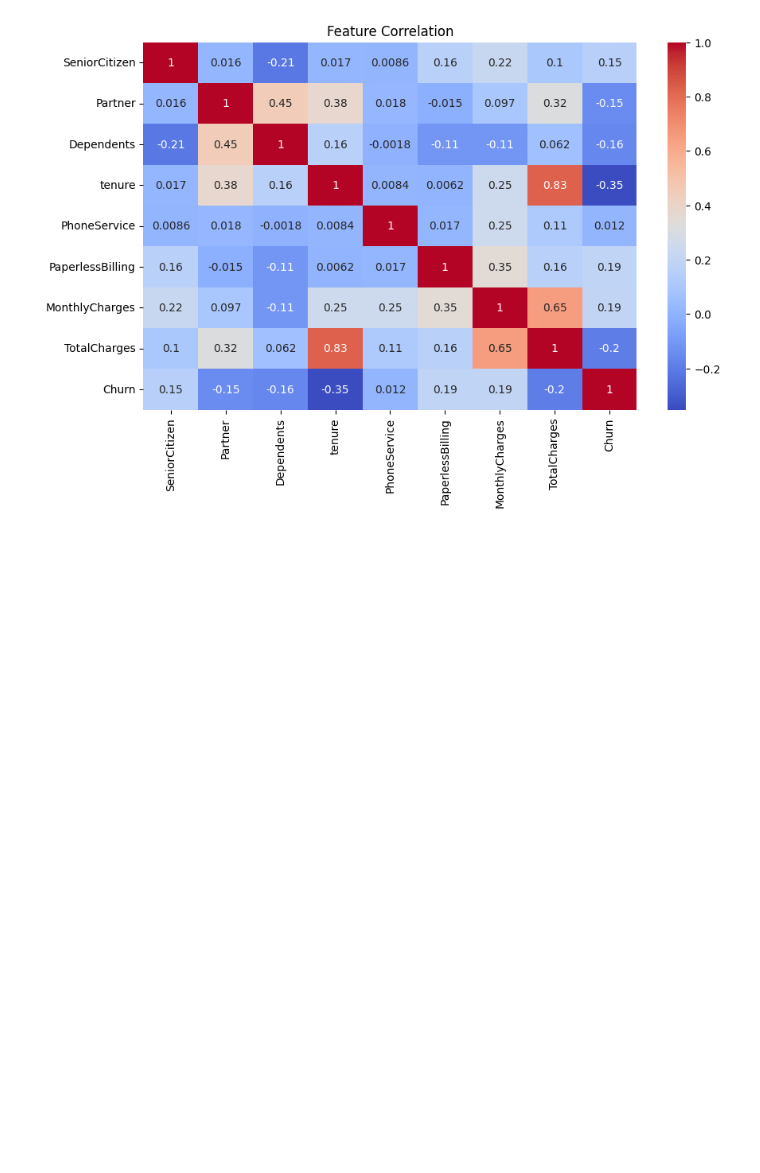
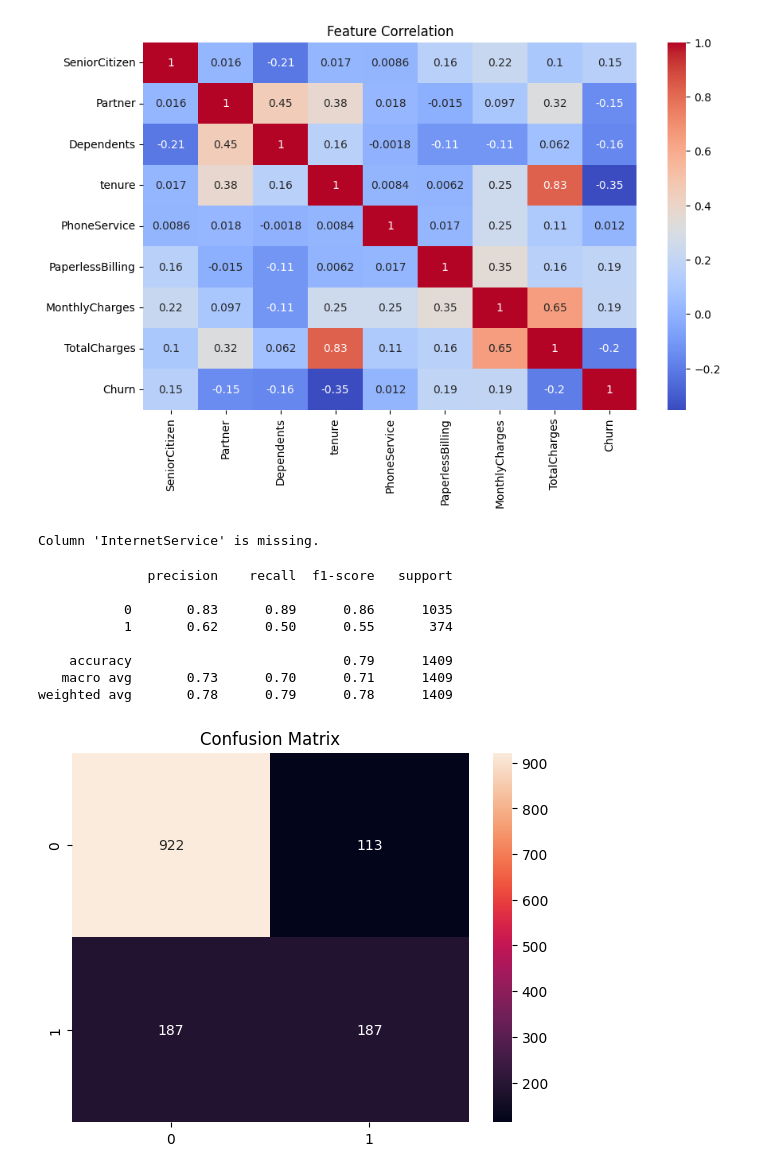
Before and after one commit to abshwabu/teleco_customer_churn, a Jupyter notebook: app.ipynb, the cells around one changed output. Saved outputs shown, nothing was run; the diff lists cells and outputs as text; code cells hidden in the pictures; blank space fills up the shorter version.

Commit message:
Train and Evaluate a Model

```diff
--- a/app.ipynb
+++ b/app.ipynb
@@ -106,6 +106,29 @@ plt.show()
 [figure]
 # %%
 from sklearn.model_selection import train_test_split
+from sklearn.preprocessing import LabelEncoder
+
+# Encode categorical columns
+encoder = LabelEncoder()
+# Columns to encode (example: 'gender' and others if applicable)
+categorical_columns = [
+    'gender', 'Partner', 'Dependents', 'PhoneService', 'MultipleLines',
+    'OnlineSecurity', 'OnlineBackup', 'DeviceProtection', 'TechSupport',
+    'StreamingTV', 'StreamingMovies'
+]  # Exclude already encoded columns like 'InternetService'
+
+# Check if 'InternetService' is missing
+if 'InternetService' not in df.columns:
+    print("Column 'InternetService' is missing.")
+
+for col in categorical_columns:
+    for col in categorical_columns:
+        if col in df.columns:  # Ensure column exists
+            df[col] = encoder.fit_transform(df[col])
+        else:
+            print(f"Skipping missing column: {col}")
+
+
 
 # Separate features and target
 X = df.drop(['customerID', 'Churn'], axis=1)
@@ -113,3 +136,31 @@ y = df['Churn']
 
 # Split data
 X_train, X_test, y_train, y_test = train_test_split(X, y, test_size=0.2, random_state=42, stratify=y)
+# %% [output]
+Column 'InternetService' is missing.
+# %%
+from sklearn.ensemble import RandomForestClassifier
+from sklearn.metrics import classification_report, confusion_matrix
+
+# Train model
+model = RandomForestClassifier(random_state=42)
+model.fit(X_train, y_train)
+
+# Predictions
+y_pred = model.predict(X_test)
+
+# Evaluate
+print(classification_report(y_test, y_pred))
+sns.heatmap(confusion_matrix(y_test, y_pred), annot=True, fmt='d')
+plt.title('Confusion Matrix')
+plt.show()
+# %% [output]
+              precision    recall  f1-score   support
+
+           0       0.83      0.89      0.86      1035
+           1       0.62      0.50      0.55       374
+
+    accuracy                           0.79      1409
+   macro avg       0.73      0.70      0.71      1409
+weighted avg       0.78      0.79      0.78      1409
+[figure, added]
```
